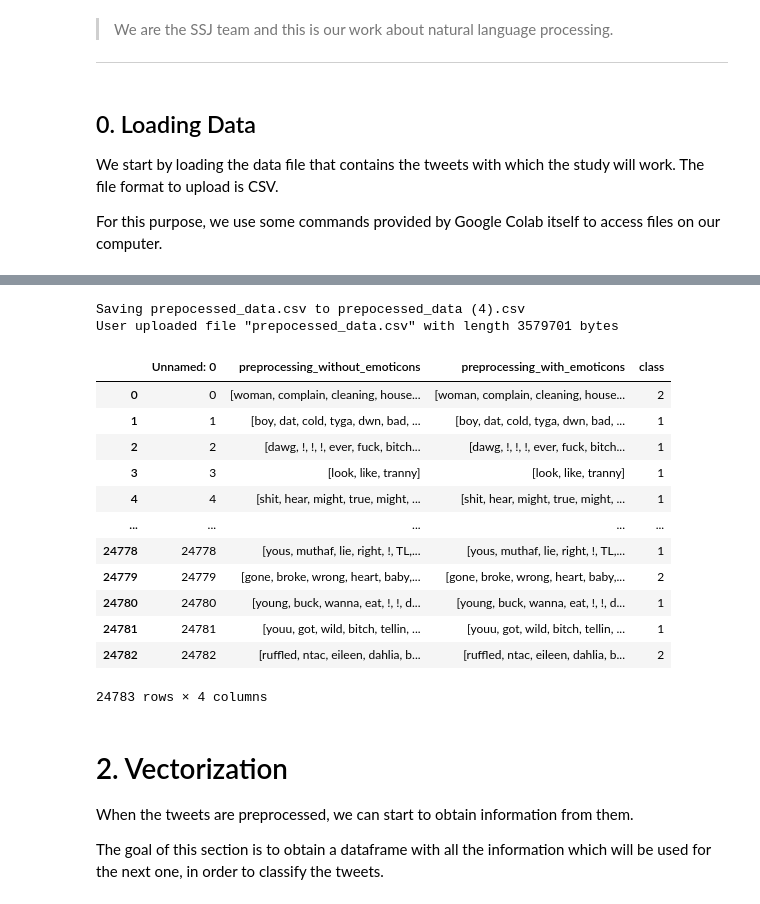
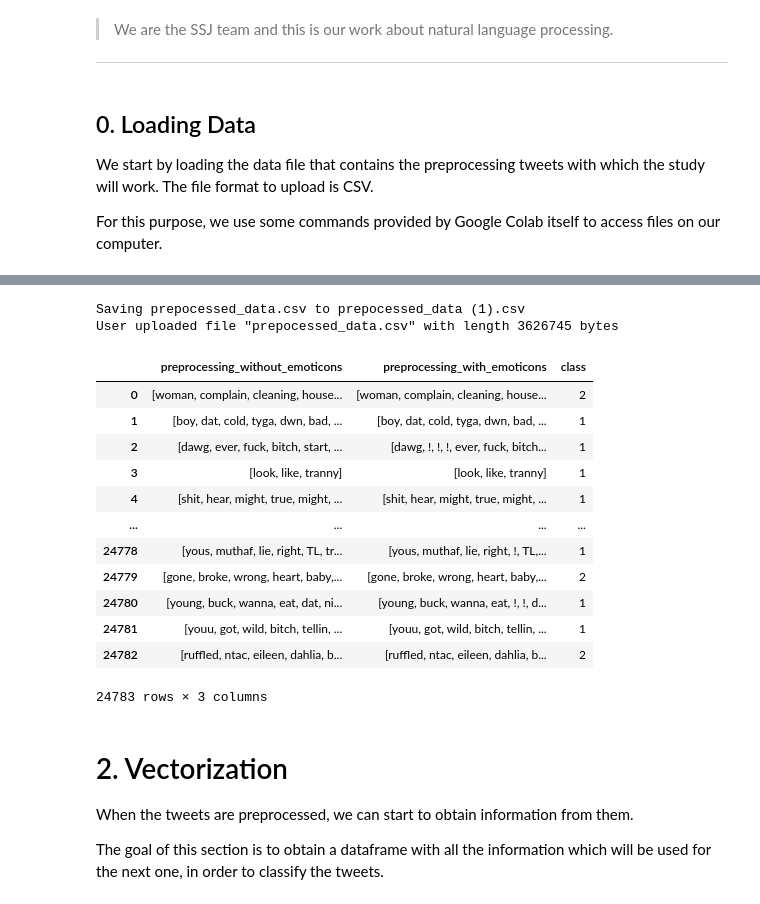
Before and after one commit to sergiobm3/ESI_MachineLearning, a Jupyter notebook: TFIDF.ipynb, the cells around one changed output, grey strips where cells are left out. Saved outputs shown, nothing was run; the diff lists cells and outputs as text; code cells hidden in the pictures.

```diff
--- a/TFIDF.ipynb
+++ b/TFIDF.ipynb
@@ -15,44 +27,44 @@ from ast import literal_eval
 # %% [markdown]
 ## 0. Loading Data
 
-We start by loading the data file that contains the tweets with which the study will work. The file format to upload is CSV.
+We start by loading the data file that contains the preprocessing tweets with which the study will work. The file format to upload is CSV.
 
 For this purpose, we use some commands provided by Google Colab itself to access files on our computer.
 # %%
 uploaded = files.upload()
 
 for fn in uploaded.keys():
   print('User uploaded file "{name}" with length {length} bytes'.format(
       name=fn, length=len(uploaded[fn])))
   df = pd.read_csv(io.StringIO(uploaded[fn].decode('utf-8')),sep=',')
 
 with_e = []
 without_e = []
 for i in range(0,len(df)):
   without_e.append(literal_eval(df.iloc[i]['preprocessing_without_emoticons']))
   with_e.append(literal_eval(df.iloc[i]['preprocessing_with_emoticons']))
 
 df['preprocessing_without_emoticons'] = without_e
 df['preprocessing_with_emoticons'] = with_e
-
+df = df.drop(columns=['Unnamed: 0'])
 df
 # %% [output]
 [interactive output not drawn]
-Saving prepocessed_data.csv to prepocessed_data (4).csv
-User uploaded file "prepocessed_data.csv" with length 3579701 bytes
+Saving prepocessed_data.csv to prepocessed_data (1).csv
+User uploaded file "prepocessed_data.csv" with length 3626745 bytes
-|  | Unnamed: 0 | preprocessing_without_emoticons | preprocessing_with_emoticons | class |
-| 0 | 0 | [woman, complain, cleaning, house... | [woman, complain, cleaning, house... | 2 |
-| 1 | 1 | [boy, dat, cold, tyga, dwn, bad, ... | [boy, dat, cold, tyga, dwn, bad, ... | 1 |
-| 2 | 2 | [dawg, !, !, !, ever, fuck, bitch... | [dawg, !, !, !, ever, fuck, bitch... | 1 |
-| 3 | 3 | [look, like, tranny] | [look, like, tranny] | 1 |
-| 4 | 4 | [shit, hear, might, true, might, ... | [shit, hear, might, true, might, ... | 1 |
-| ... | ... | ... | ... | ... |
-| 24778 | 24778 | [yous, muthaf, lie, right, !, TL,... | [yous, muthaf, lie, right, !, TL,... | 1 |
-| 24779 | 24779 | [gone, broke, wrong, heart, baby,... | [gone, broke, wrong, heart, baby,... | 2 |
-| 24780 | 24780 | [young, buck, wanna, eat, !, !, d... | [young, buck, wanna, eat, !, !, d... | 1 |
-| 24781 | 24781 | [youu, got, wild, bitch, tellin, ... | [youu, got, wild, bitch, tellin, ... | 1 |
-| 24782 | 24782 | [ruffled, ntac, eileen, dahlia, b... | [ruffled, ntac, eileen, dahlia, b... | 2 |
+|  | preprocessing_without_emoticons | preprocessing_with_emoticons | class |
+| 0 | [woman, complain, cleaning, house... | [woman, complain, cleaning, house... | 2 |
+| 1 | [boy, dat, cold, tyga, dwn, bad, ... | [boy, dat, cold, tyga, dwn, bad, ... | 1 |
+| 2 | [dawg, ever, fuck, bitch, start, ... | [dawg, !, !, !, ever, fuck, bitch... | 1 |
+| 3 | [look, like, tranny] | [look, like, tranny] | 1 |
+| 4 | [shit, hear, might, true, might, ... | [shit, hear, might, true, might, ... | 1 |
+| ... | ... | ... | ... |
+| 24778 | [yous, muthaf, lie, right, TL, tr... | [yous, muthaf, lie, right, !, TL,... | 1 |
+| 24779 | [gone, broke, wrong, heart, baby,... | [gone, broke, wrong, heart, baby,... | 2 |
+| 24780 | [young, buck, wanna, eat, dat, ni... | [young, buck, wanna, eat, !, !, d... | 1 |
+| 24781 | [youu, got, wild, bitch, tellin, ... | [youu, got, wild, bitch, tellin, ... | 1 |
+| 24782 | [ruffled, ntac, eileen, dahlia, b... | [ruffled, ntac, eileen, dahlia, b... | 2 |
-24783 rows × 4 columns
+24783 rows × 3 columns
 # %% [markdown]
 # 2. Vectorization
 
```
Also changed, not shown: parts of 33 cells of this notebook.
